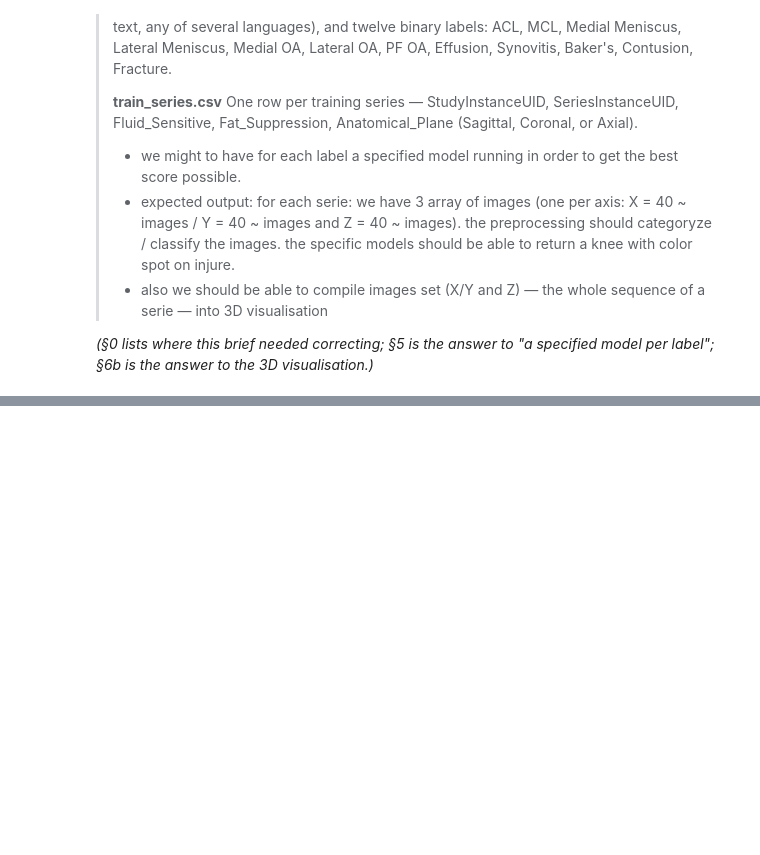
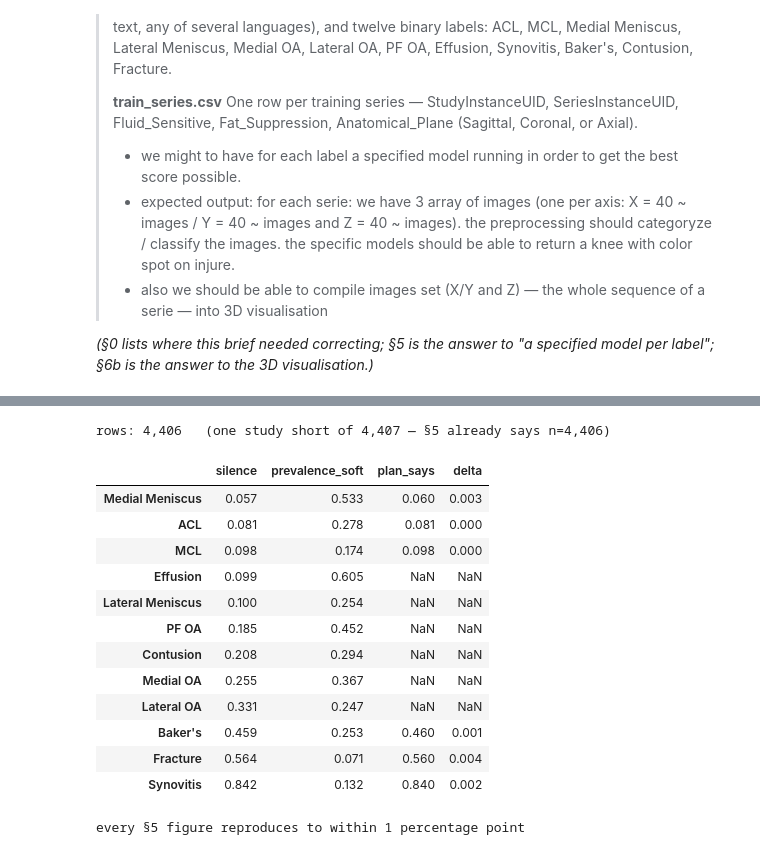
Before and after one commit to davidkurland94-lgtm/SaveTheKnees, a Jupyter notebook: notebooks/img_preprocess_all_models.ipynb, the cells around one changed output, grey strips where cells are left out. Drawn from its saved outputs; the diff is of its cells as text; code cells hidden in the pictures; blank space fills up the shorter version.

```diff
--- a/notebooks/img_preprocess_all_models.ipynb
+++ b/notebooks/img_preprocess_all_models.ipynb
@@ -705,0 +640,29 @@ the scoring kernel has no internet and cannot `pip install`.
+# %%
+pk = pd.read_csv(DATA/"meta"/"rsna-knee-llm-labels-pilkwang"/"report_labels_v2.csv")
+print(f"rows: {len(pk):,}   (one study short of {len(train):,} — §5 already says n=4,406)")
+
+sil = pd.DataFrame({"silence": [(pk[f"{c}__verdict"] == "UNK").mean() for c in LABELS],
+                    "prevalence_soft": [(pk[c] > .5).mean() for c in LABELS]}, index=LABELS)
+plan = {"ACL": .081, "MCL": .098, "Medial Meniscus": .06, "Synovitis": .84,
+        "Baker's": .46, "Fracture": .56}                      # as written in §5
+sil["plan_says"] = [plan.get(c, np.nan) for c in LABELS]
+sil["delta"] = (sil.silence - sil.plan_says).abs()
+display(sil.sort_values("silence").round(3))
+assert sil.delta.max(skipna=True) < .01, "§5 silence figures no longer match the data"
+print("every §5 figure reproduces to within 1 percentage point")
+# %% [output]
+rows: 4,406   (one study short of 4,407 — §5 already says n=4,406)
+|  | silence | prevalence_soft | plan_says | delta |
+| Medial Meniscus | 0.057 | 0.533 | 0.060 | 0.003 |
+| ACL | 0.081 | 0.278 | 0.081 | 0.000 |
+| MCL | 0.098 | 0.174 | 0.098 | 0.000 |
+| Effusion | 0.099 | 0.605 | NaN | NaN |
+| Lateral Meniscus | 0.100 | 0.254 | NaN | NaN |
+| PF OA | 0.185 | 0.452 | NaN | NaN |
+| Contusion | 0.208 | 0.294 | NaN | NaN |
+| Medial OA | 0.255 | 0.367 | NaN | NaN |
+| Lateral OA | 0.331 | 0.247 | NaN | NaN |
+| Baker's | 0.459 | 0.253 | 0.460 | 0.001 |
+| Fracture | 0.564 | 0.071 | 0.560 | 0.004 |
+| Synovitis | 0.842 | 0.132 | 0.840 | 0.002 |
+every §5 figure reproduces to within 1 percentage point
```
Also changed, not shown: parts of 50 cells of this notebook, 1 other file.
